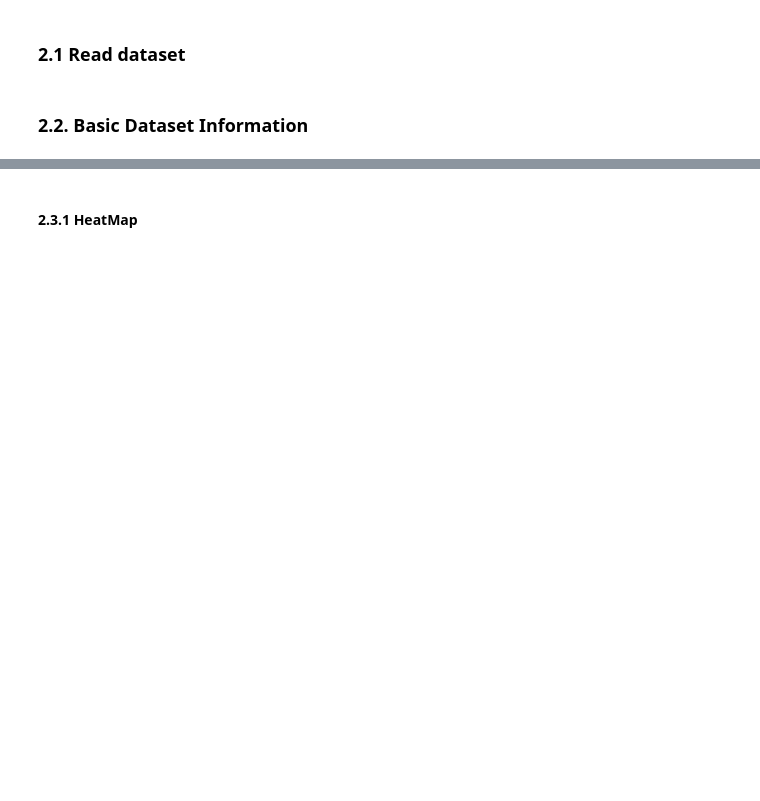
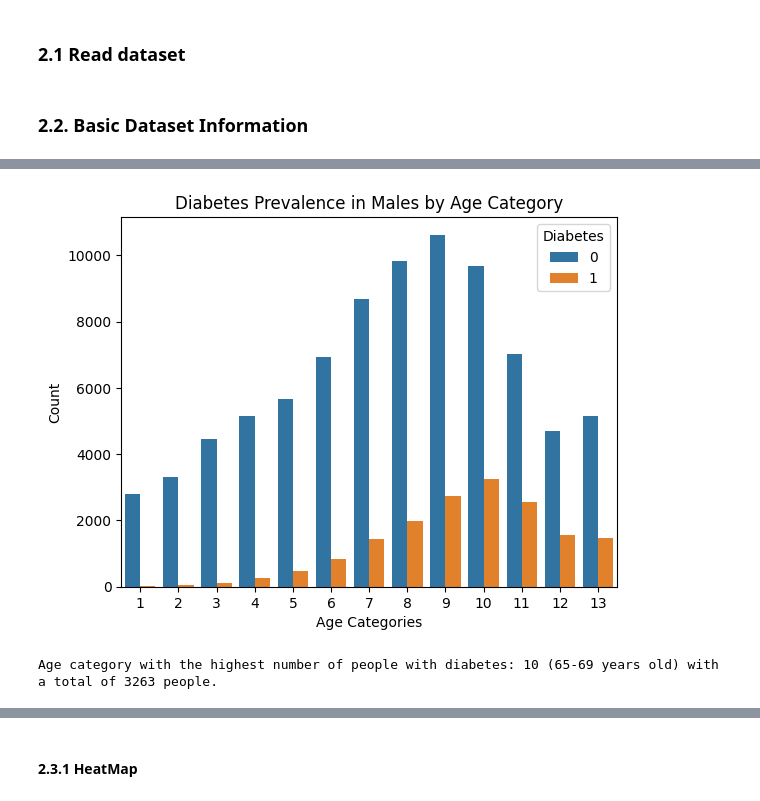
Before and after one commit to sophie-mc-dev/unibo-big-data-analytics, a Jupyter notebook: notebooks/main.ipynb, the cells around one changed output, grey strips where cells are left out. Saved outputs shown, nothing was run; the diff lists cells and outputs as text; code cells hidden in the pictures; blank space fills up the shorter version.

```diff
--- a/notebooks/main.ipynb
+++ b/notebooks/main.ipynb
@@ -25,0 +196,24 @@ df.isnull().sum()
+# %%
+# Data for males with diabetes
+df_males = df[(df['Sex'] == 1)]
+# %%
+# Countplot
+sns.countplot(x='Age', hue='Diabetes', data=df_males, order=range(1, 14))
+plt.title('Diabetes Prevalence in Males by Age Category')
+plt.xlabel('Age Categories')
+plt.ylabel('Count')
+plt.show()
+
+df_males_diabetes = df_males[df_males['Diabetes'] == 1]
+
+age_category_count_male_diabetes = df_males_diabetes['Age'].value_counts().sort_index()
+
+max_age_category_male_diabetes = age_category_count_male_diabetes.idxmax()
+max_count_male_diabetes = age_category_count_male_diabetes.max()
+
+max_age_group_male_diabetes = age_category_map[max_age_category_male_diabetes]
+
+print(f"Age category with the highest number of people with diabetes: {max_age_category_male_diabetes} ({max_age_group_male_diabetes} years old) with a total of {max_count_male_diabetes} people.")
+# %% [output]
+[figure, added]
+Age category with the highest number of people with diabetes: 10 (65-69 years old) with a total of 3263 people.
```
Also changed, not shown: parts of 64 cells of this notebook.
